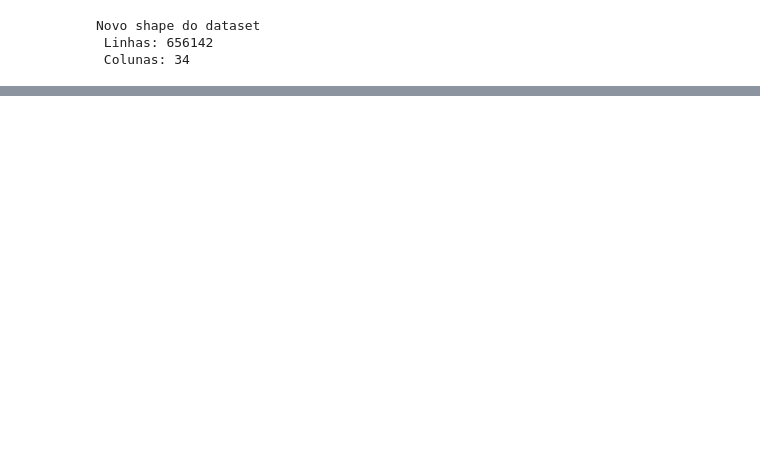
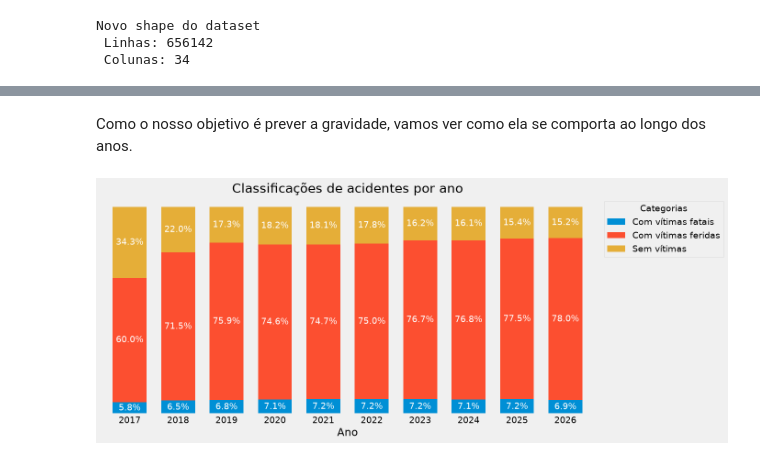
Before and after one commit to L-Carlos/mvp-machine-learning, a Jupyter notebook: mvp_ml_analytics_2026.ipynb, the cells around one changed output, grey strips where cells are left out. Drawn from its saved outputs; the diff is of its cells as text; code cells hidden in the pictures; blank space fills up the shorter version.

```diff
--- a/mvp_ml_analytics_2026.ipynb
+++ b/mvp_ml_analytics_2026.ipynb
@@ -597,0 +862,9 @@ Index(['id', 'data_inversa', 'dia_semana', 'horario', 'uf', 'br', 'km',
+# %% [markdown]
+Como o nosso objetivo é prever a gravidade, vamos ver como ela se comporta ao longo dos anos.
+# %%
+data = pd.crosstab(index=df["ano"], columns=df["classificacao_acidente"], normalize="index") * 100
+
+
+barras_empilhadas(data, "bar", "Classificações de acidentes por ano", "Ano", "Acidentes" )
+# %% [output]
+[figure, added]
```
Also changed, not shown: parts of 58 cells of this notebook.
